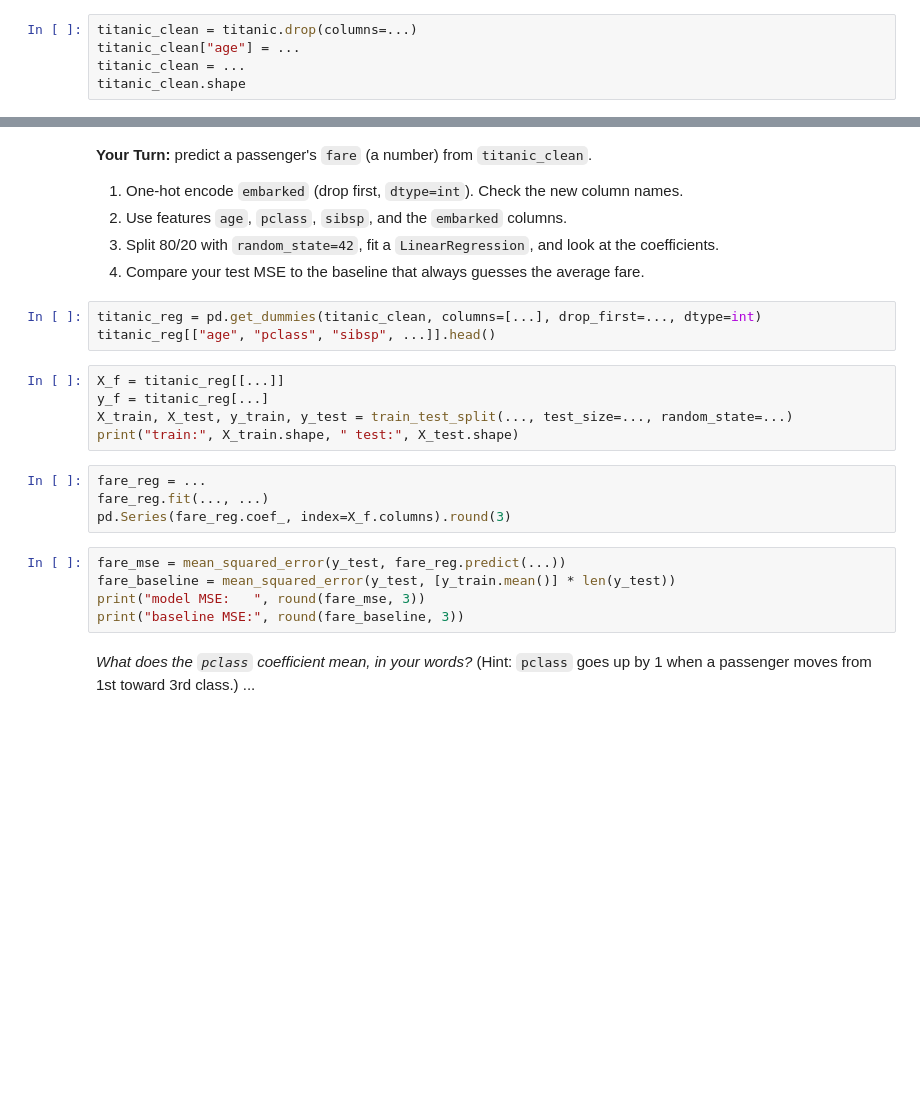
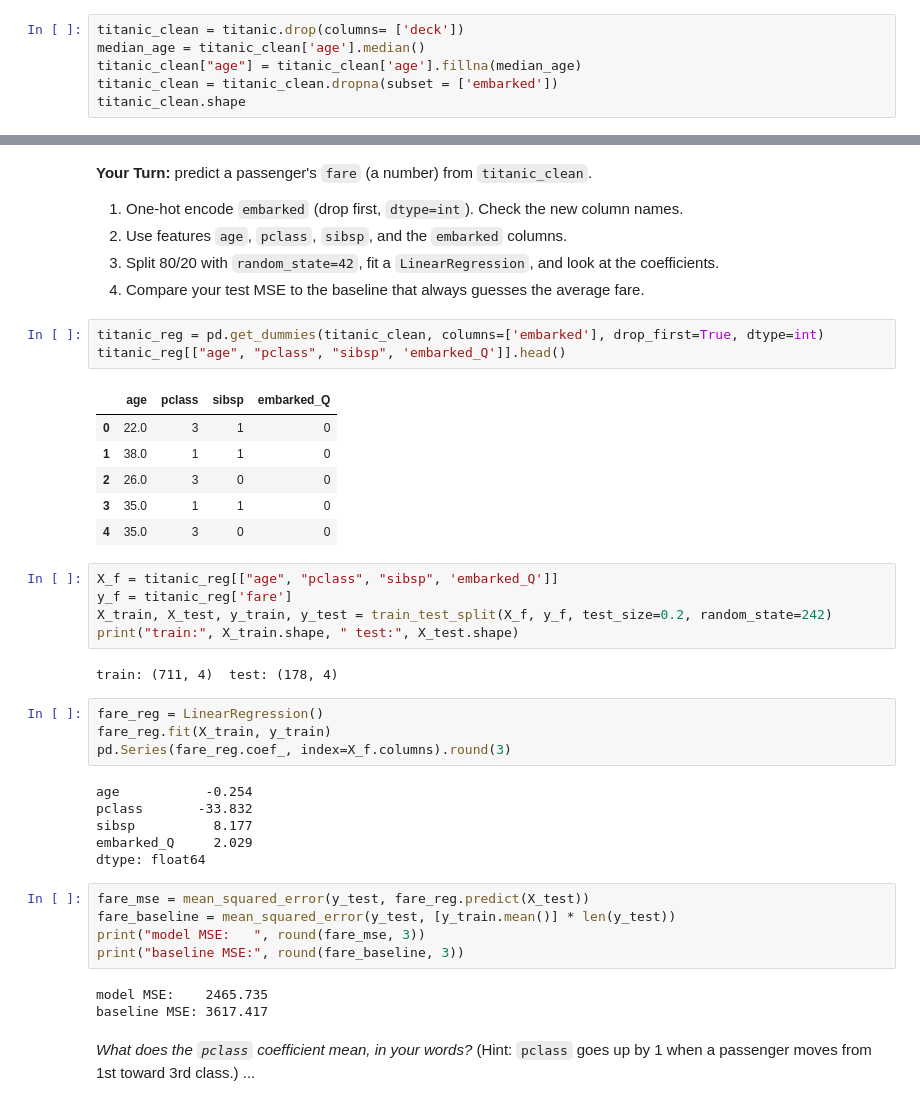
Before and after one commit to himanibalaga/JCP-fall-26, a Jupyter notebook: Week_4.ipynb, the cells around one changed output, grey strips where cells are left out. Saved outputs shown, nothing was run; the diff lists cells and outputs as text; blank space fills up the shorter version.

```diff
--- a/Week_4.ipynb
+++ b/Week_4.ipynb
@@ -232,5 +434,6 @@ titanic.isna()...
 # %%
-titanic_clean = titanic.drop(columns=...)
-titanic_clean["age"] = ...
-titanic_clean = ...
+titanic_clean = titanic.drop(columns= ['deck'])
+median_age = titanic_clean['age'].median()
+titanic_clean["age"] = titanic_clean['age'].fillna(median_age)
+titanic_clean = titanic_clean.dropna(subset = ['embarked'])
 titanic_clean.shape
@@ -299,22 +535,40 @@ print("baseline MSE:", round(baseline_mse, 3))
 3. Split 80/20 with `random_state=42`, fit a `LinearRegression`, and look at the coefficients.
 4. Compare your test MSE to the baseline that always guesses the average fare.
 # %%
-titanic_reg = pd.get_dummies(titanic_clean, columns=[...], drop_first=..., dtype=int)
-titanic_reg[["age", "pclass", "sibsp", ...]].head()
+titanic_reg = pd.get_dummies(titanic_clean, columns=['embarked'], drop_first=True, dtype=int)
+titanic_reg[["age", "pclass", "sibsp", 'embarked_Q']].head()
+# %% [output]
+|  | age | pclass | sibsp | embarked_Q |
+| 0 | 22.0 | 3 | 1 | 0 |
+| 1 | 38.0 | 1 | 1 | 0 |
+| 2 | 26.0 | 3 | 0 | 0 |
+| 3 | 35.0 | 1 | 1 | 0 |
+| 4 | 35.0 | 3 | 0 | 0 |
 # %%
-X_f = titanic_reg[[...]]
-y_f = titanic_reg[...]
-X_train, X_test, y_train, y_test = train_test_split(..., test_size=..., random_state=...)
+X_f = titanic_reg[["age", "pclass", "sibsp", 'embarked_Q']]
+y_f = titanic_reg['fare']
+X_train, X_test, y_train, y_test = train_test_split(X_f, y_f, test_size=0.2, random_state=242)
 print("train:", X_train.shape, " test:", X_test.shape)
+# %% [output]
+train: (711, 4)  test: (178, 4)
 # %%
-fare_reg = ...
-fare_reg.fit(..., ...)
+fare_reg = LinearRegression()
+fare_reg.fit(X_train, y_train)
 pd.Series(fare_reg.coef_, index=X_f.columns).round(3)
+# %% [output]
+age           -0.254
+pclass       -33.832
+sibsp          8.177
+embarked_Q     2.029
+dtype: float64
 # %%
-fare_mse = mean_squared_error(y_test, fare_reg.predict(...))
+fare_mse = mean_squared_error(y_test, fare_reg.predict(X_test))
 fare_baseline = mean_squared_error(y_test, [y_train.mean()] * len(y_test))
 print("model MSE:   ", round(fare_mse, 3))
 print("baseline MSE:", round(fare_baseline, 3))
+# %% [output]
+model MSE:    2465.735
+baseline MSE: 3617.417
 # %% [markdown]
 *What does the `pclass` coefficient mean, in your words?* (Hint: `pclass` goes up by 1 when a passenger moves from 1st toward 3rd class.) ...
 # %% [markdown]
```
Also changed, not shown: parts of 49 cells of this notebook, 1 other file.
